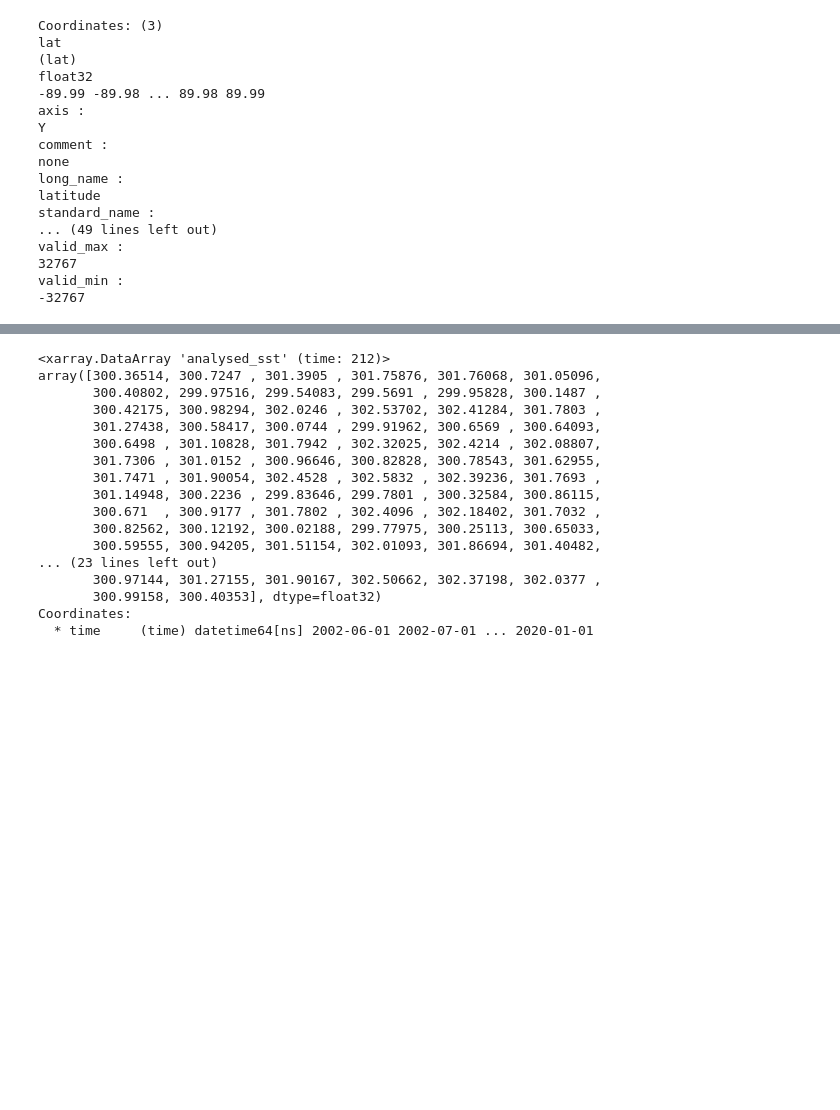
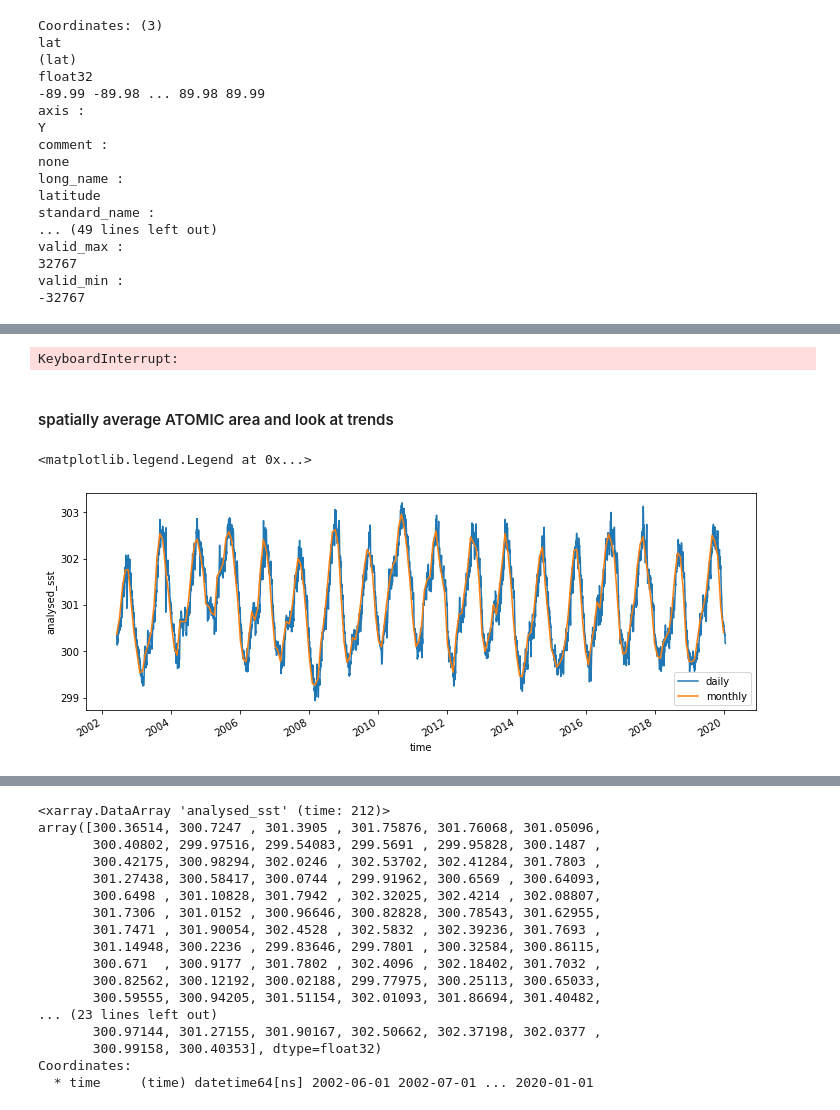
Before and after one commit to MackenzieBlanusa/MARN5895_RC_Final, a Jupyter notebook: MUR_messaround.ipynb, the cells around one changed output, grey strips where cells are left out. Saved outputs shown, nothing was run; the diff lists cells and outputs as text; code cells hidden in the pictures; blank space fills up the shorter version.

```diff
--- a/MUR_messaround.ipynb
+++ b/MUR_messaround.ipynb
@@ -267,0 +273,15 @@ ATOMIC_yearly_anom = sst_anomaly_yearly.sel(lon=slice(-62,-48),lat=slice(4,14))
+# %%
+# Having issues running this through dask - gets close to the end then crashes
+anom_daily = ATOMIC_anom.sel(lon=-55, lat=9).load()
+
+anom_monthly = ATOMIC_monthly_anom.sel(lon=-55, lat=9).load()
+
+fig = plt.figure(figsize=(12,4))
+anom_daily.plot()
+anom_monthly.plot()
+# %% [output]
+KeyboardInterrupt:
+# %% [markdown]
+#### spatially average ATOMIC area and look at trends
+# %%
+daily_sst_spatial = ATOMIC_sst.mean(dim=('lon','lat')).load()
@@ -267,0 +290,11 @@ ATOMIC_yearly_anom = sst_anomaly_yearly.sel(lon=slice(-62,-48),lat=slice(4,14))
+# %%
+ATOMIC_spatial_avg = ATOMIC_monthly.mean(dim=('lon','lat')).load()
+ATOMIC_anom_spatial = ATOMIC_monthly_anom.mean(dim=('lon','lat')).load()
+# %%
+fig = plt.figure(figsize=(12,4))
+daily_sst_spatial.plot(label='daily')
+ATOMIC_spatial_avg.plot(label='monthly')
+plt.legend()
+# %% [output]
+<matplotlib.legend.Legend at 0x...>
+[figure, added]
```
Also changed, not shown: parts of 28 cells of this notebook.
